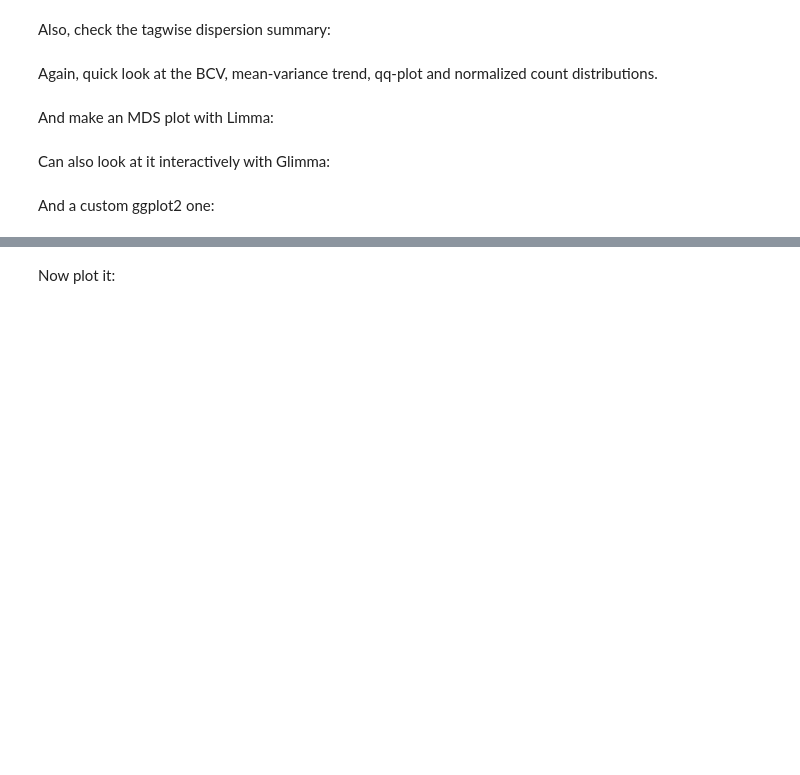
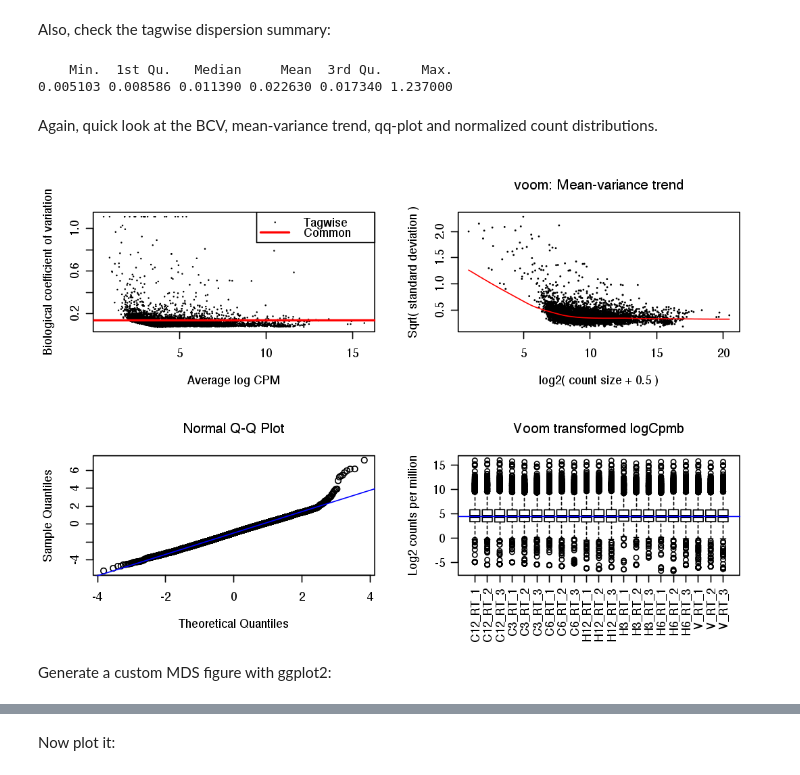
Before and after one commit to YazBraimah/DnovPmRNAseq, a Jupyter notebook: complete_analysis.ipynb, the cells around one changed output, grey strips where cells are left out. Cells and saved outputs as stored; diff of their text form; code cells hidden in the pictures; blank space fills up the shorter version.

```diff
--- a/complete_analysis.ipynb
+++ b/complete_analysis.ipynb
@@ -1246,24 +1246,27 @@ dgeList.pmb_fit$genes = ann.pmb
 # %% [markdown]
 Also, check the tagwise dispersion summary:
 # %%
-summary(dgeList.pmv$tagwise.dispersion)
+summary(dgeList.pmb$tagwise.dispersion)
+# %% [output]
+    Min.  1st Qu.   Median     Mean  3rd Qu.     Max.
+0.005103 0.008586 0.011390 0.022630 0.017340 1.237000
 # %% [markdown]
 Again, quick look at the BCV, mean-variance trend, qq-plot and normalized count distributions.
 # %%
 options(repr.plot.width = 9, repr.plot.height = 6)
 # pdf("Figures/DE_QC_plots.pdf", width = 9, height = 6)
 par(mfrow=c(2,2))
 # Biological coefficient of variation
-plotBCV(dgeList.pmv)
+plotBCV(dgeList.pmb)
 # mean-variance trend
-pmv.voom = voom(dgeList.pmv, design.pmv, plot=TRUE)
+pmb.voom = voom(dgeList.pmb, design.pmb, plot=TRUE)
 # QQ-plot
-g.pmv <- gof(dgeList.pmv_fit)
-z.pmv <- zscoreGamma(g.pmv$gof.statistics,shape=g.pmv$df/2,scale=2)
-qqnorm(z.pmv); qqline(z.pmv, col = 4,lwd=1,lty=1)
+g.pmb <- gof(dgeList.pmb_fit)
+z.pmb <- zscoreGamma(g.pmb$gof.statistics,shape=g.pmb$df/2,scale=2)
+qqnorm(z.pmb); qqline(z.pmb, col = 4,lwd=1,lty=1)
 # log2 transformed and normalize boxplot of counts across samples
-boxplot(pmv.voom$E, xlab="", ylab="Log2 counts per million",las=2,main="Voom transformed logCpmv")
-abline(h=median(pmv.voom$E),col="blue")
+boxplot(pmb.voom$E, xlab="", ylab="Log2 counts per million",las=2,main="Voom transformed logCpmb")
+abline(h=median(pmb.voom$E),col="blue")
 # dev.off()
+# %% [output]
+[figure, added]
-# %% [markdown]
-And make an MDS plot with Limma:
@@ -1273,2 +1272,0 @@ plotMDS(dgeList.pmv, cex = 0.5)
-# %% [markdown]
-Can also look at it interactively with Glimma:
@@ -1277,5 +1273,5 @@ glMDSPlot(dgeList.pmv, groups = sampleInfo.pm, labels = sampleInfo.pm$Replicate)
 # %% [markdown]
-And a custom ggplot2 one:
+Generate a custom MDS figure with ggplot2:
 # %%
 mdsObj <- plotMDS(dgeList.pmv, plot = F)$cmdscale.out
 mdsObj <- as.data.frame(as.matrix(mdsObj))
```
Also changed, not shown: parts of 68 cells of this notebook.
